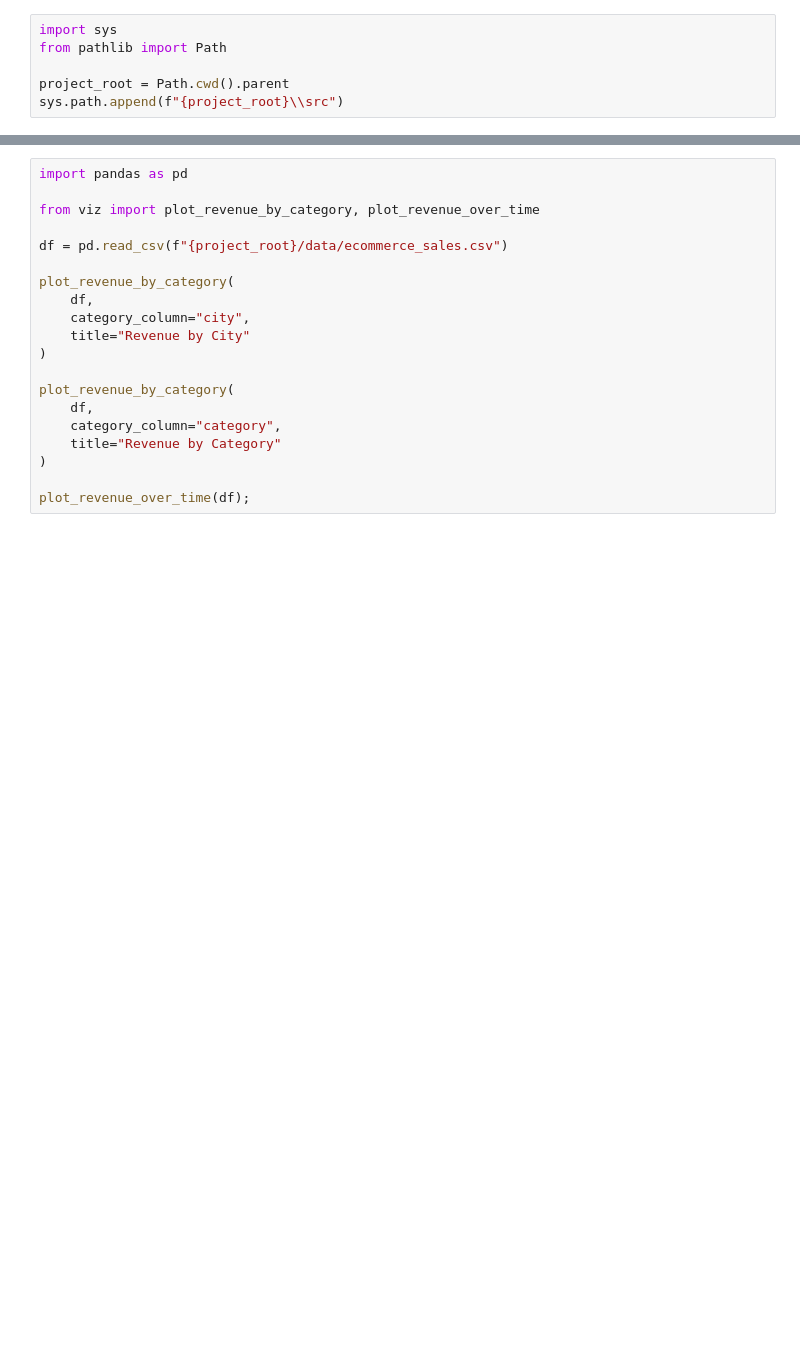
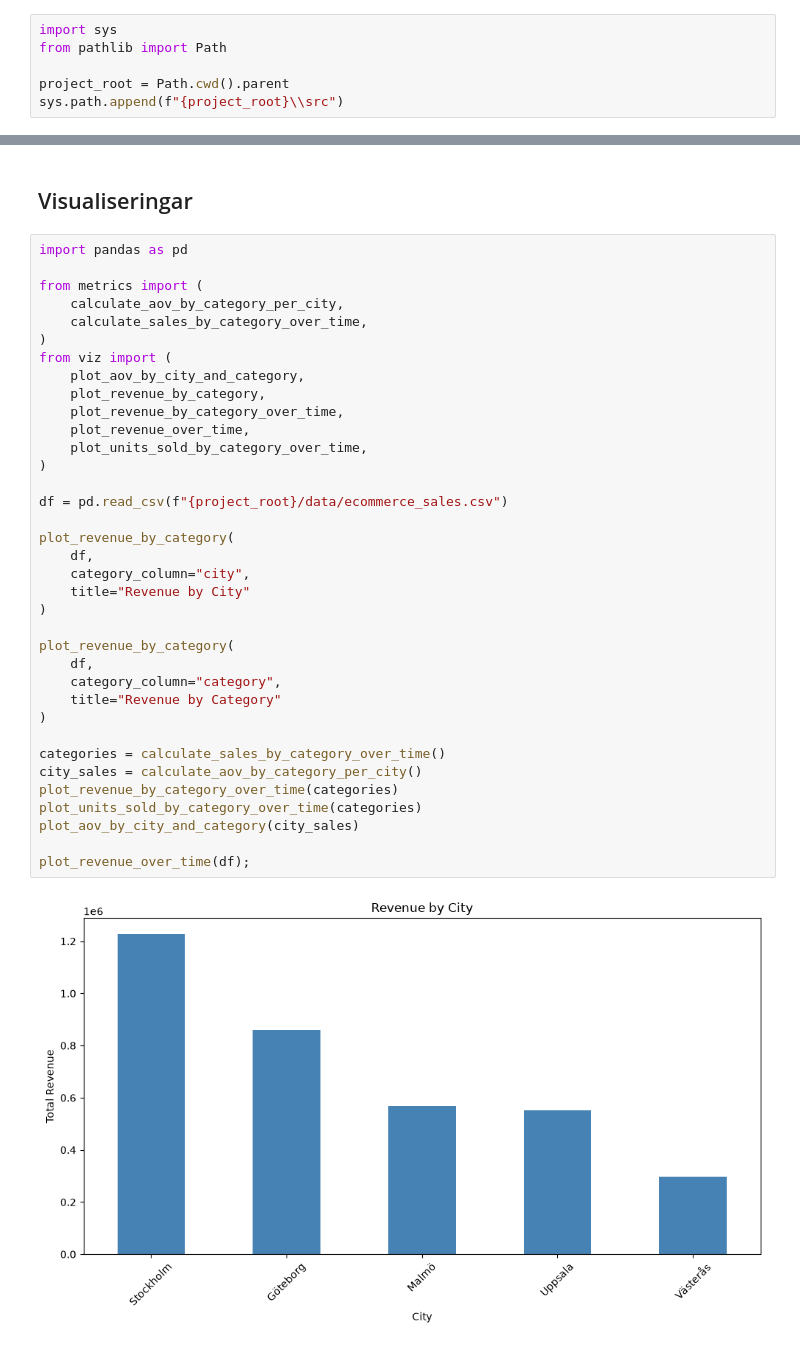
Before and after one commit to brindhajana09/Grupp_7, a Jupyter notebook: notebooks/sales_analysis.ipynb, the cells around one changed output, grey strips where cells are left out. Cells and saved outputs as stored; diff of their text form; blank space fills up the shorter version.

Commit message:
AOV functions and visualization

```diff
--- a/notebooks/sales_analysis.ipynb
+++ b/notebooks/sales_analysis.ipynb
@@ -32,20 +86,40 @@ display(
+# %% [markdown]
+## Visualiseringar
 # %%
 import pandas as pd
 
-from viz import plot_revenue_by_category, plot_revenue_over_time
+from metrics import (
+    calculate_aov_by_category_per_city,
+    calculate_sales_by_category_over_time,
+)
+from viz import (
+    plot_aov_by_city_and_category,
+    plot_revenue_by_category,
+    plot_revenue_by_category_over_time,
+    plot_revenue_over_time,
+    plot_units_sold_by_category_over_time,
+)
 
 df = pd.read_csv(f"{project_root}/data/ecommerce_sales.csv")
 
 plot_revenue_by_category(
     df,
     category_column="city",
     title="Revenue by City"
 )
 
 plot_revenue_by_category(
     df,
     category_column="category",
     title="Revenue by Category"
 )
 
+categories = calculate_sales_by_category_over_time()
+city_sales = calculate_aov_by_category_per_city()
+plot_revenue_by_category_over_time(categories)
+plot_units_sold_by_category_over_time(categories)
+plot_aov_by_city_and_category(city_sales)
+
 plot_revenue_over_time(df);
+# %% [output]
+[figure, added]
```
Also changed, not shown: parts of 4 cells of this notebook, 5 other files.
